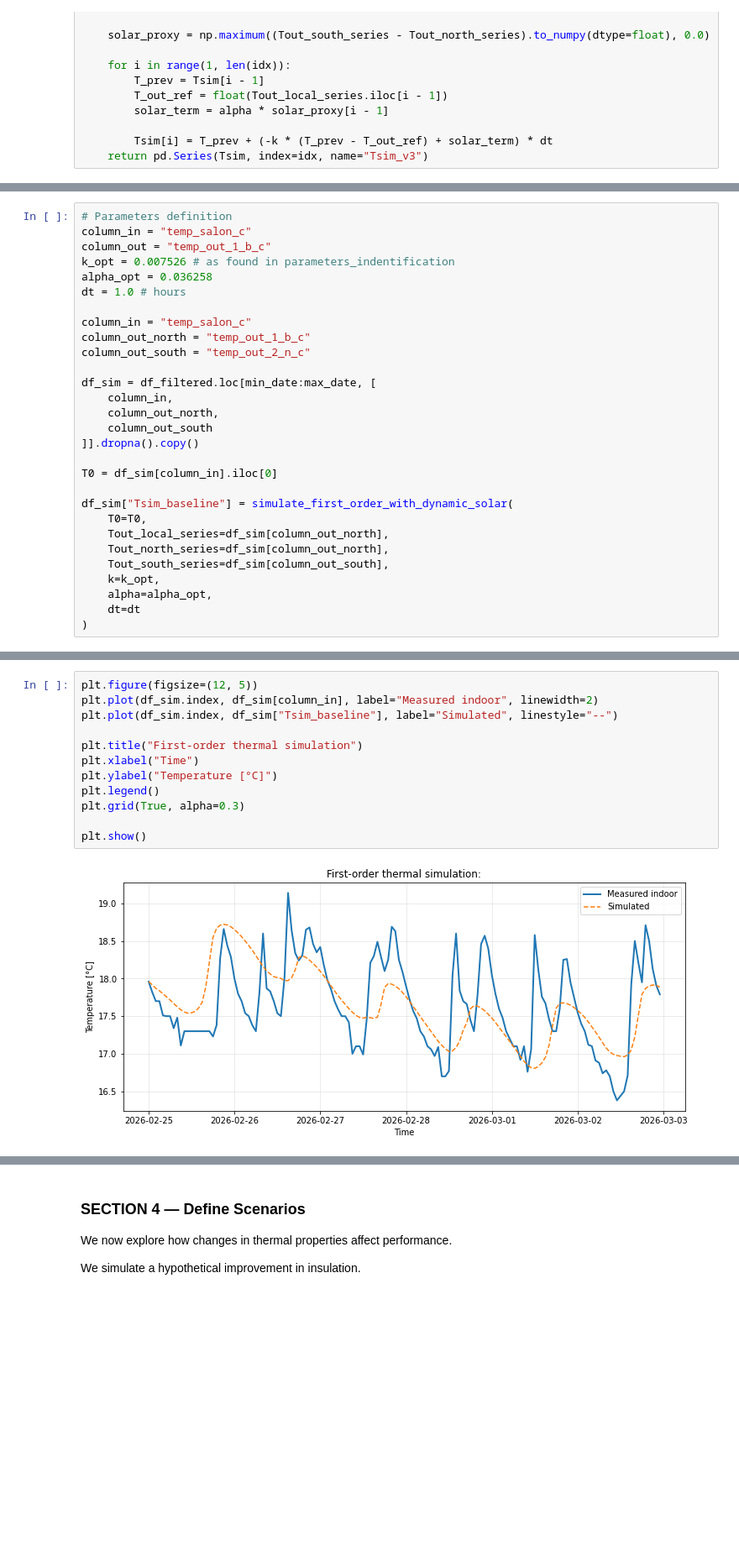
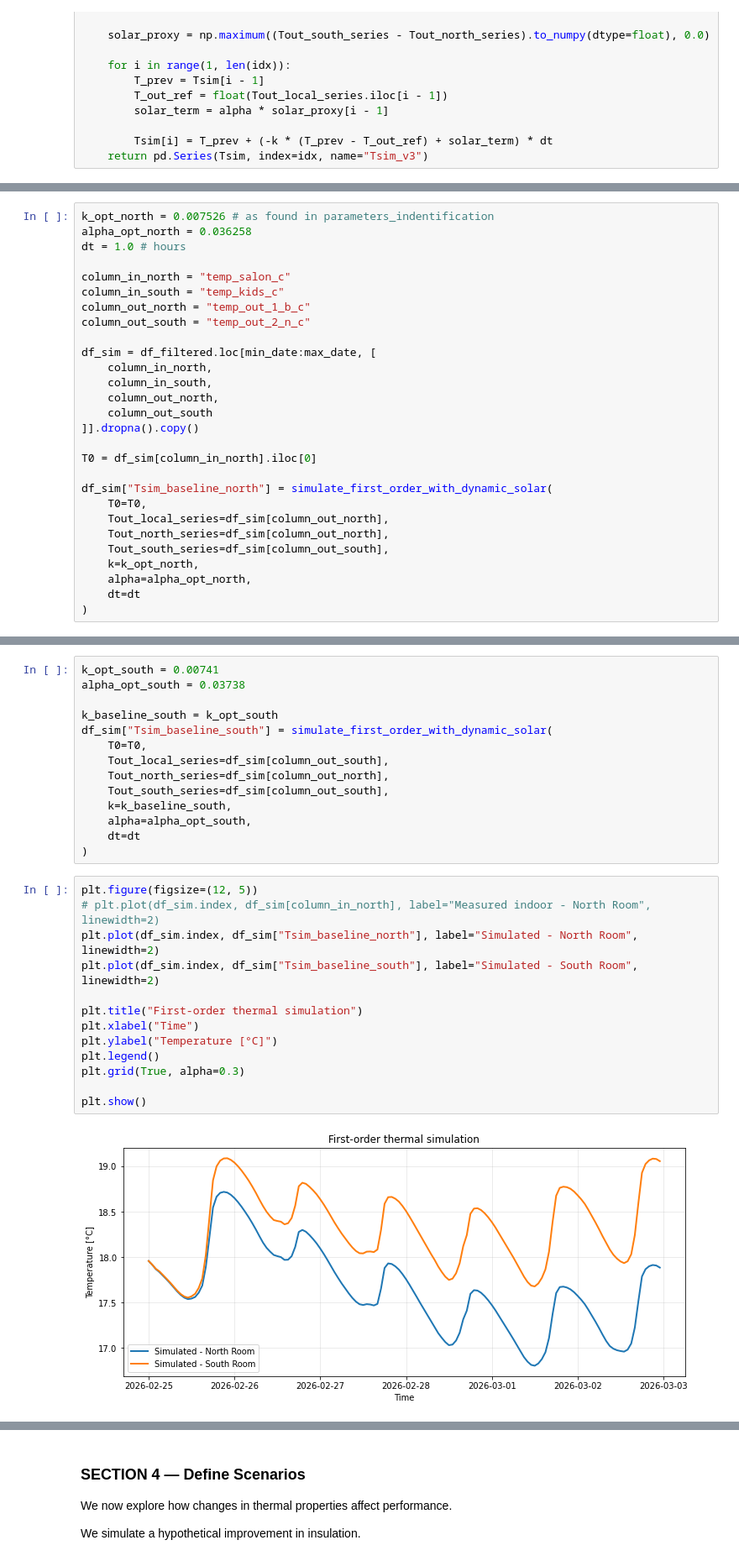
Before and after one commit to sotdousk/residential-thermal-digital-twin, a Jupyter notebook: notebooks/05_actionable_energy_insights.ipynb, the cells around one changed output, grey strips where cells are left out. Shown at 84% size. Drawn from its saved outputs; the diff is of its cells as text; blank space fills up the shorter version.

```diff
--- a/notebooks/05_actionable_energy_insights.ipynb
+++ b/notebooks/05_actionable_energy_insights.ipynb
@@ -73,29 +78,28 @@ def simulate_first_order_with_dynamic_solar(
 # %%
-# Parameters definition
-column_in = "temp_salon_c"
-column_out = "temp_out_1_b_c"
-k_opt = 0.007526 # as found in parameters_indentification
-alpha_opt = 0.036258
+k_opt_north = 0.007526 # as found in parameters_indentification
+alpha_opt_north = 0.036258
 dt = 1.0 # hours
 
-column_in = "temp_salon_c"
+column_in_north = "temp_salon_c"
+column_in_south = "temp_kids_c"
 column_out_north = "temp_out_1_b_c"
 column_out_south = "temp_out_2_n_c"
 
 df_sim = df_filtered.loc[min_date:max_date, [
-    column_in,
+    column_in_north,
+    column_in_south,
     column_out_north,
     column_out_south
 ]].dropna().copy()
 
-T0 = df_sim[column_in].iloc[0]
+T0 = df_sim[column_in_north].iloc[0]
 
-df_sim["Tsim_baseline"] = simulate_first_order_with_dynamic_solar(
+df_sim["Tsim_baseline_north"] = simulate_first_order_with_dynamic_solar(
     T0=T0,
     Tout_local_series=df_sim[column_out_north],
     Tout_north_series=df_sim[column_out_north],
     Tout_south_series=df_sim[column_out_south],
-    k=k_opt,
-    alpha=alpha_opt,
+    k=k_opt_north,
+    alpha=alpha_opt_north,
     dt=dt
 )
@@ -102,14 +109,29 @@ df_sim["Tsim_baseline"] = simulate_first_order_with_dynamic_solar(
+# %%
+k_opt_south = 0.00741
+alpha_opt_south = 0.03738
+
+k_baseline_south = k_opt_south
+df_sim["Tsim_baseline_south"] = simulate_first_order_with_dynamic_solar(
+    T0=T0,
+    Tout_local_series=df_sim[column_out_south],
+    Tout_north_series=df_sim[column_out_north],
+    Tout_south_series=df_sim[column_out_south],
+    k=k_baseline_south,
+    alpha=alpha_opt_south,
+    dt=dt
+)
 # %%
 plt.figure(figsize=(12, 5))
-plt.plot(df_sim.index, df_sim[column_in], label="Measured indoor", linewidth=2)
-plt.plot(df_sim.index, df_sim["Tsim_baseline"], label="Simulated", linestyle="--")
+# plt.plot(df_sim.index, df_sim[column_in_north], label="Measured indoor - North Room", linewidth=2)
+plt.plot(df_sim.index, df_sim["Tsim_baseline_north"], label="Simulated - North Room", linewidth=2)
+plt.plot(df_sim.index, df_sim["Tsim_baseline_south"], label="Simulated - South Room", linewidth=2)
 
 plt.title("First-order thermal simulation")
 plt.xlabel("Time")
 plt.ylabel("Temperature [°C]")
 plt.legend()
 plt.grid(True, alpha=0.3)
 
 plt.show()
 # %% [output]
-[figure, old version]
+[figure, new version]
```
Also changed, not shown: parts of 30 cells of this notebook, 1 other file.
